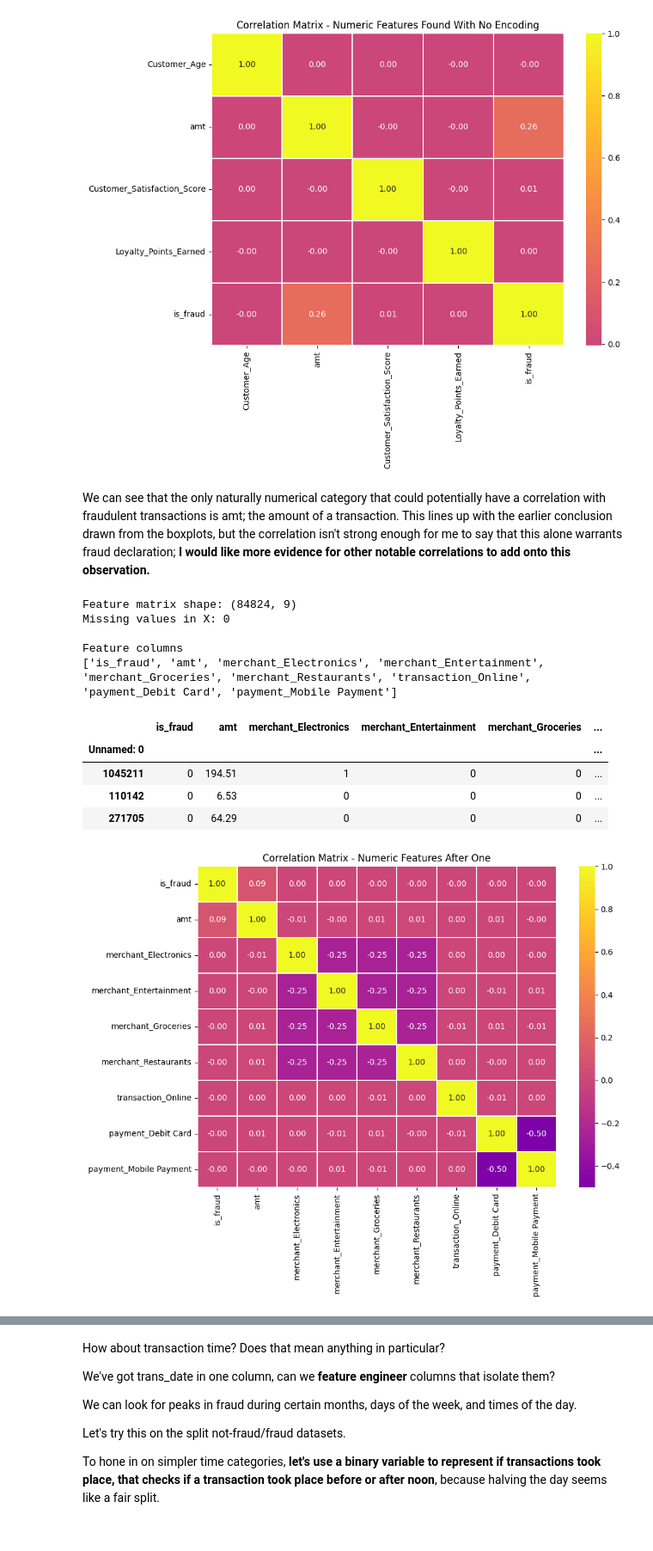
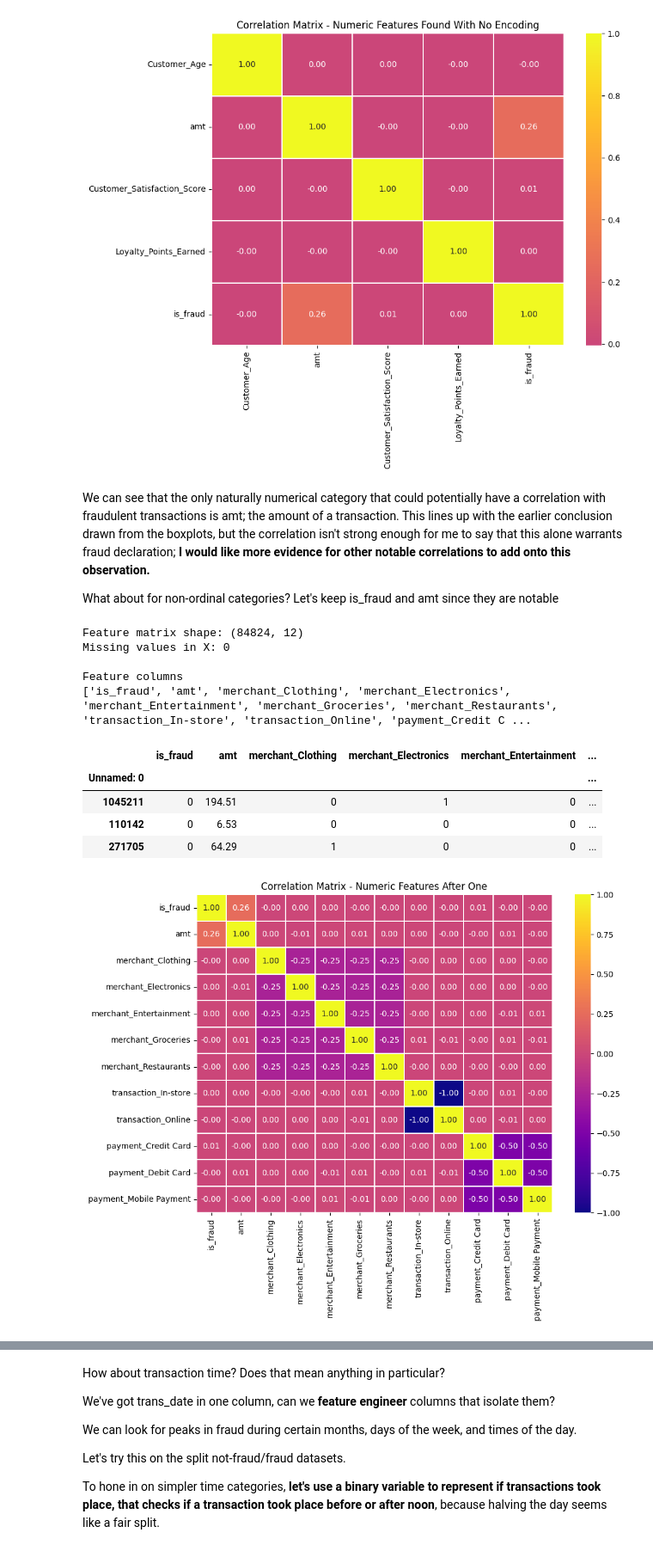
Before and after one commit to CeruleanAcorn/final_project_iat_461, a Jupyter notebook: final_project.ipynb, the cells around one changed output, grey strips where cells are left out. Shown at 86% size. Cells and saved outputs as stored; diff of their text form; code cells hidden in the pictures.

```diff
--- a/final_project.ipynb
+++ b/final_project.ipynb
@@ -395,10 +401,12 @@ plt.show()
 [figure]
 # %% [markdown]
 We can see that the only naturally numerical category that could potentially have a correlation with fraudulent transactions is amt; the amount of a transaction. This lines up with the earlier conclusion drawn from the boxplots, but the correlation isn't strong enough for me to say that this alone warrants fraud declaration; **I would like more evidence for other notable correlations to add onto this observation.**
+
+What about for non-ordinal categories? Let's keep is_fraud and amt since they are notable
 # %%
-merchant_dummies = pd.get_dummies(df['Merchant_Category'], prefix='merchant', drop_first=True).astype(int)
-transaction_dummies = pd.get_dummies(df['Transaction_Type'], prefix='transaction', drop_first=True).astype(int)
-payment_dummies = pd.get_dummies(df['Payment_Method'], prefix='payment', drop_first=True).astype(int)
+merchant_dummies = pd.get_dummies(df['Merchant_Category'], prefix='merchant', drop_first=False).astype(int)
+transaction_dummies = pd.get_dummies(df['Transaction_Type'], prefix='transaction', drop_first=False).astype(int)
+payment_dummies = pd.get_dummies(df['Payment_Method'], prefix='payment', drop_first=False).astype(int)
 X = pd.concat([
     df['is_fraud'],
     df['amt'],
@@ -407,40 +415,41 @@ X = pd.concat([
     payment_dummies
 ], axis=1)
 
+# Adapted from Assignment 2
 assert X.isnull().sum().sum() == 0
 print(f"Feature matrix shape: {X.shape}")
 print(f"Missing values in X: {X.isnull().sum().sum()}")
 print(f"\nFeature columns \n{X.columns.tolist()}")
 X.head(3)
 # %% [output]
-Feature matrix shape: (84824, 9)
+Feature matrix shape: (84824, 12)
 Missing values in X: 0
 
 Feature columns
-['is_fraud', 'amt', 'merchant_Electronics', 'merchant_Entertainment', 'merchant_Groceries', 'merchant_Restaurants', 'transaction_Online', 'payment_Debit Card', 'payment_Mobile Payment']
+['is_fraud', 'amt', 'merchant_Clothing', 'merchant_Electronics', 'merchant_Entertainment', 'merchant_Groceries', 'merchant_Restaurants', 'transaction_In-store', 'transaction_Online', 'payment_Credit C ...
-|  | is_fraud | amt | merchant_Electronics | merchant_Entertainment | merchant_Groceries | ... |
+|  | is_fraud | amt | merchant_Clothing | merchant_Electronics | merchant_Entertainment | ... |
 | Unnamed: 0 |  |  |  |  |  | ... |
-| 1045211 | 0 | 194.51 | 1 | 0 | 0 | ... |
+| 1045211 | 0 | 194.51 | 0 | 1 | 0 | ... |
 | 110142 | 0 | 6.53 | 0 | 0 | 0 | ... |
-| 271705 | 0 | 64.29 | 0 | 0 | 0 | ... |
+| 271705 | 0 | 64.29 | 1 | 0 | 0 | ... |
 # %%
-corr = X.corr(method='spearman')
+corr = X.corr()
 
 fig, ax = plt.subplots(figsize = (10, 8))
 
 sns.heatmap (
     corr,
     annot=True,
     fmt='.2f',
     cmap='plasma',
     center = 0,
     ax = ax,
     linewidths=0.35
 )
 
 ax.set_title("Correlation Matrix - Numeric Features After One")
 plt.tight_layout()
 plt.show()
 # %% [output]
-[figure, old version]
+[figure, new version]
 # %% [markdown]
```
Also changed, not shown: parts of 9 cells of this notebook.
